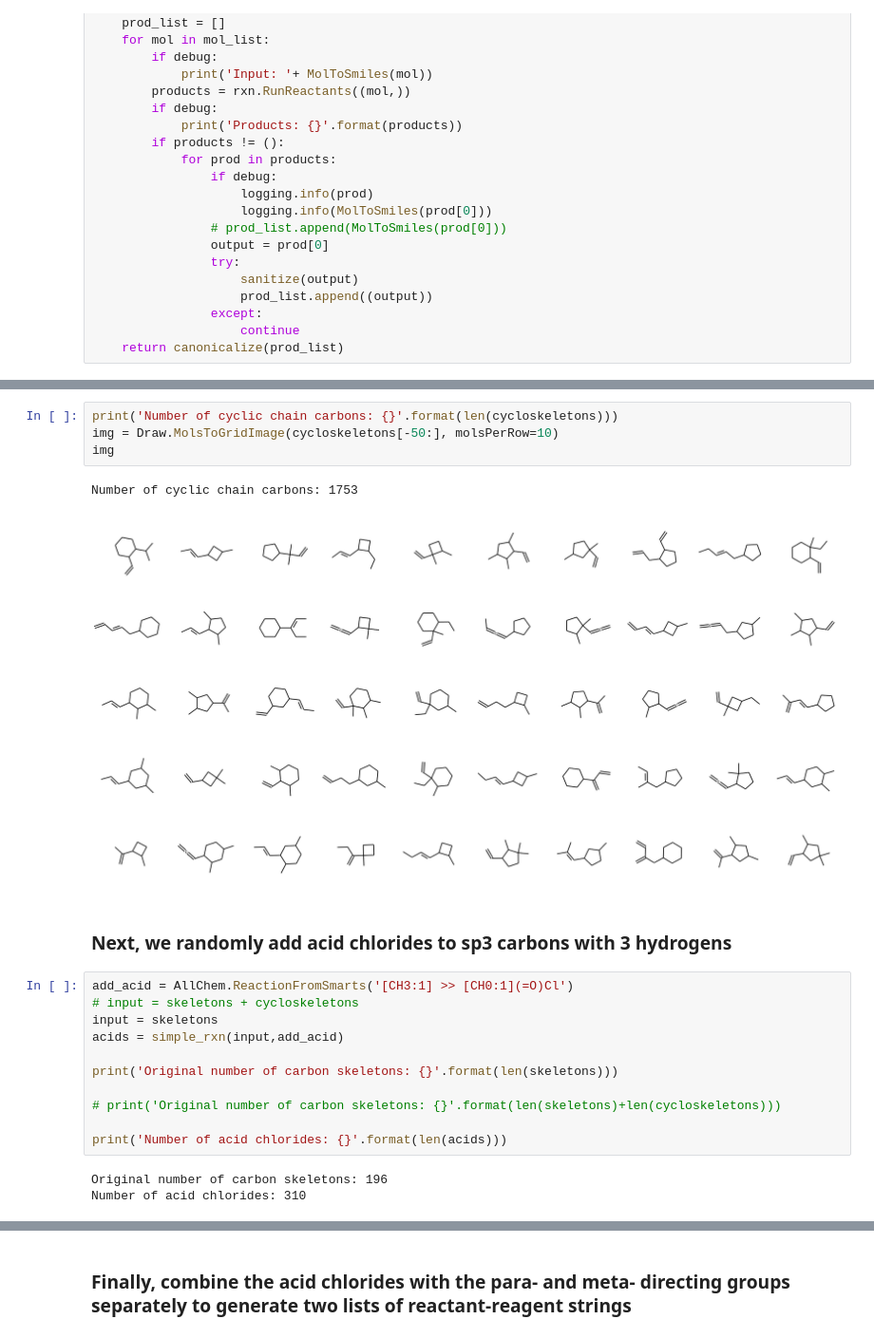
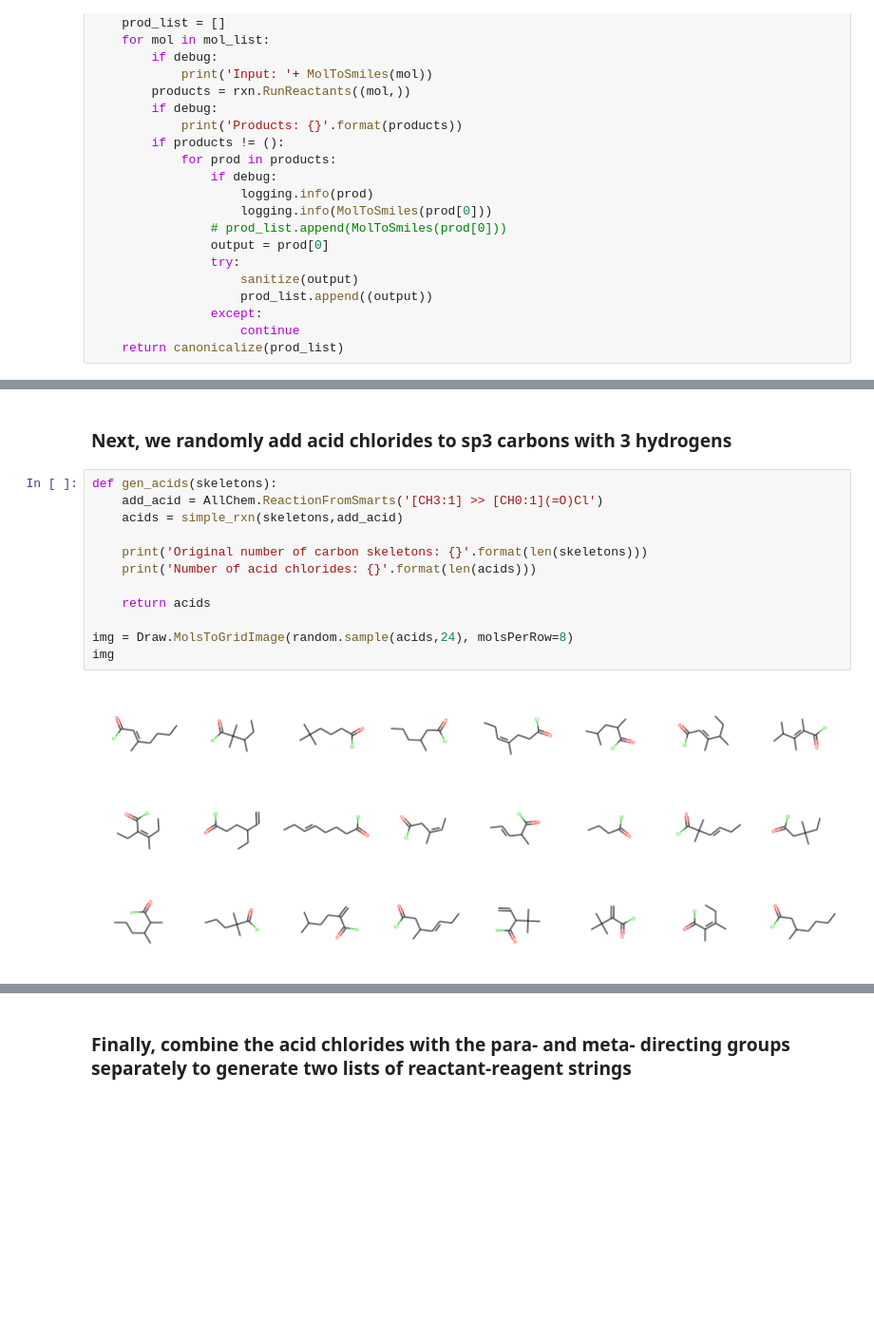
Before and after one commit to davkovacs/MTExplainer, a Jupyter notebook: experiments/toy_model/sear_dataset_construction.ipynb, the cells around one changed output, grey strips where cells are left out. Shown at 95% size. Saved outputs shown, nothing was run; the diff lists cells and outputs as text; blank space fills up the shorter version.

```diff
--- a/experiments/toy_model/sear_dataset_construction.ipynb
+++ b/experiments/toy_model/sear_dataset_construction.ipynb
@@ -191,23 +188,16 @@ Length of list after adding 2-th double bond: 1753
-# %%
-print('Number of cyclic chain carbons: {}'.format(len(cycloskeletons)))
-img = Draw.MolsToGridImage(cycloskeletons[-50:], molsPerRow=10)
-img
-# %% [output]
-Number of cyclic chain carbons: 1753
-[figure, removed]
 # %% [markdown]
 ### Next, we randomly add acid chlorides to sp3 carbons with 3 hydrogens
 # %%
-add_acid = AllChem.ReactionFromSmarts('[CH3:1] >> [CH0:1](=O)Cl')
-# input = skeletons + cycloskeletons
-input = skeletons
-acids = simple_rxn(input,add_acid)
+def gen_acids(skeletons):
+    add_acid = AllChem.ReactionFromSmarts('[CH3:1] >> [CH0:1](=O)Cl')
+    acids = simple_rxn(skeletons,add_acid)
 
-print('Original number of carbon skeletons: {}'.format(len(skeletons)))
+    print('Original number of carbon skeletons: {}'.format(len(skeletons)))
+    print('Number of acid chlorides: {}'.format(len(acids)))
 
-# print('Original number of carbon skeletons: {}'.format(len(skeletons)+len(cycloskeletons)))
+    return acids
 
-print('Number of acid chlorides: {}'.format(len(acids)))
+img = Draw.MolsToGridImage(random.sample(acids,24), molsPerRow=8)
+img
 # %% [output]
-Original number of carbon skeletons: 196
-Number of acid chlorides: 310
+[figure, added]
```
Also changed, not shown: parts of 27 cells of this notebook, 10 other files.
